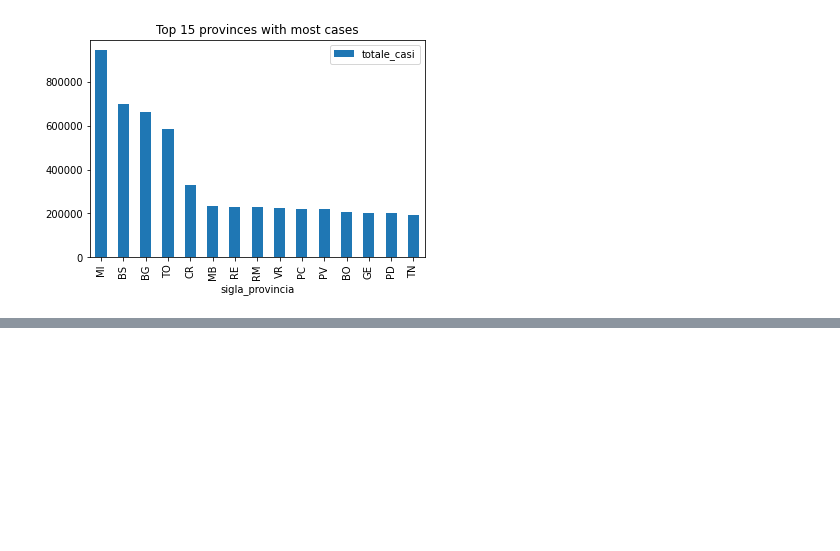
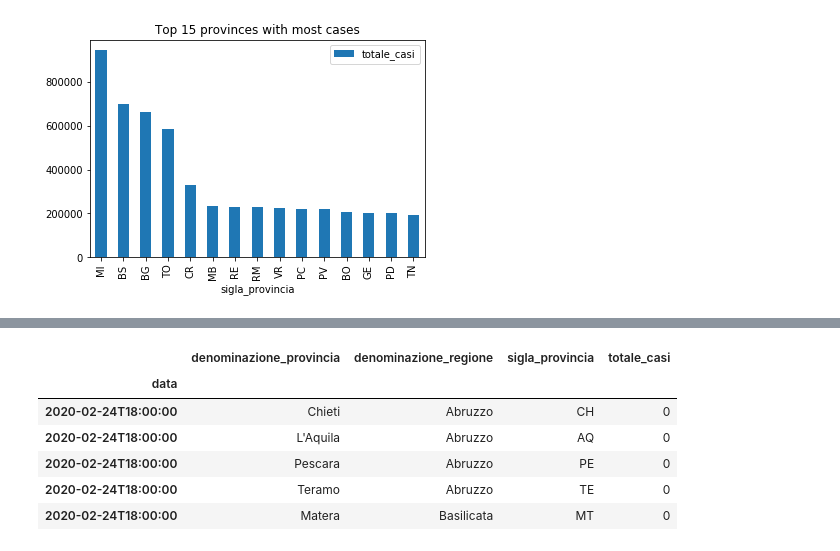
Before and after one commit to ClaudiaRaffaelli/COVID-19-analysis, a Jupyter notebook: covid-19_pandas_analysis.ipynb, the cells around one changed output, grey strips where cells are left out. Drawn from its saved outputs; the diff is of its cells as text; code cells hidden in the pictures; blank space fills up the shorter version.

```diff
--- a/covid-19_pandas_analysis.ipynb
+++ b/covid-19_pandas_analysis.ipynb
@@ -201,0 +300,12 @@ fig.legend(labels=regions_considered, loc="lower center", ncol=len(regions_consi
+# %%
+# setting as index "data" for province_data
+refined_province_data_by_data = refined_province_data.set_index("data")
+refined_province_data_by_data.head()
+# %% [output]
+|  | denominazione_provincia | denominazione_regione | sigla_provincia | totale_casi |
+| data |  |  |  |  |
+| 2020-02-24T18:00:00 | Chieti | Abruzzo | CH | 0 |
+| 2020-02-24T18:00:00 | L'Aquila | Abruzzo | AQ | 0 |
+| 2020-02-24T18:00:00 | Pescara | Abruzzo | PE | 0 |
+| 2020-02-24T18:00:00 | Teramo | Abruzzo | TE | 0 |
+| 2020-02-24T18:00:00 | Matera | Basilicata | MT | 0 |
```
Also changed, not shown: parts of 24 cells of this notebook.
